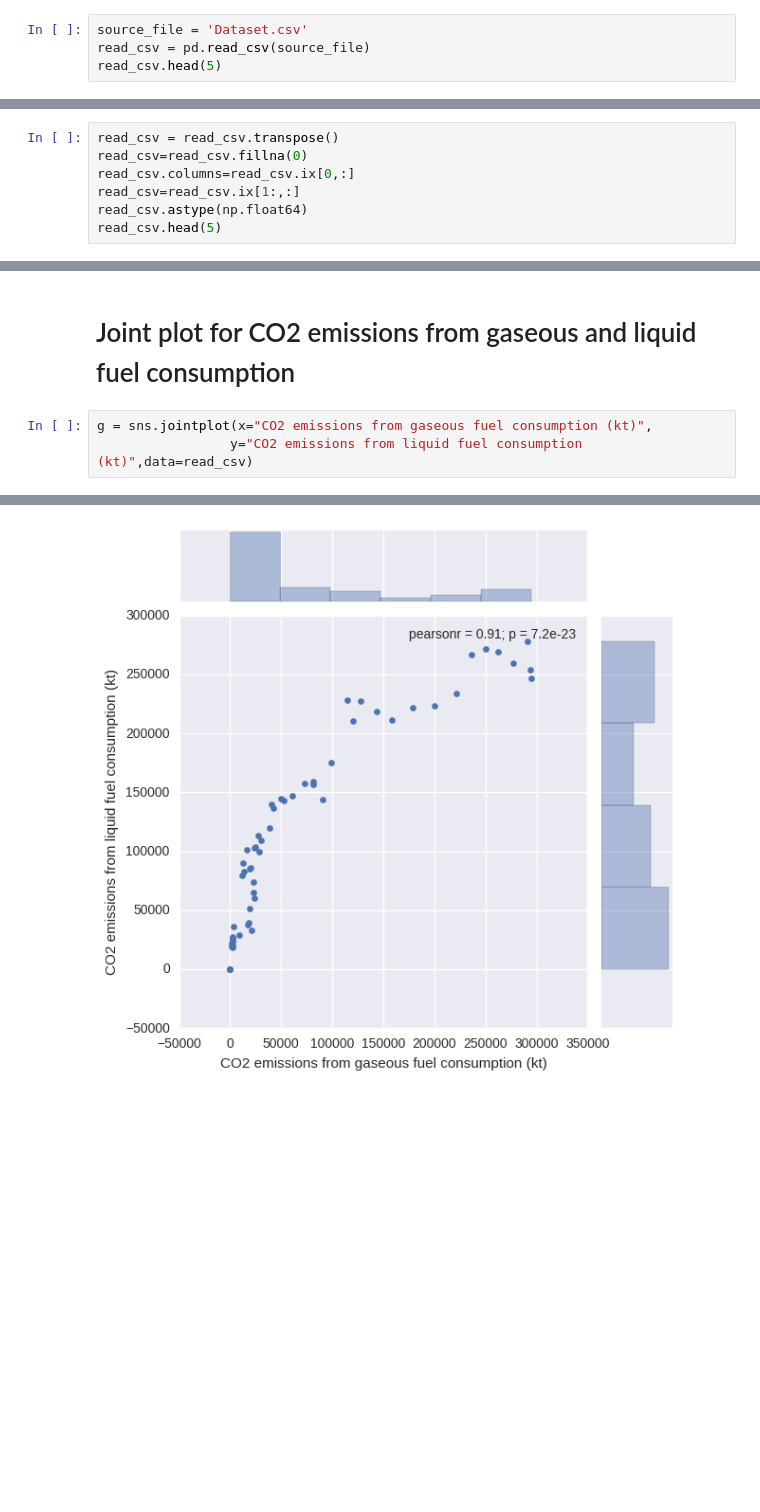
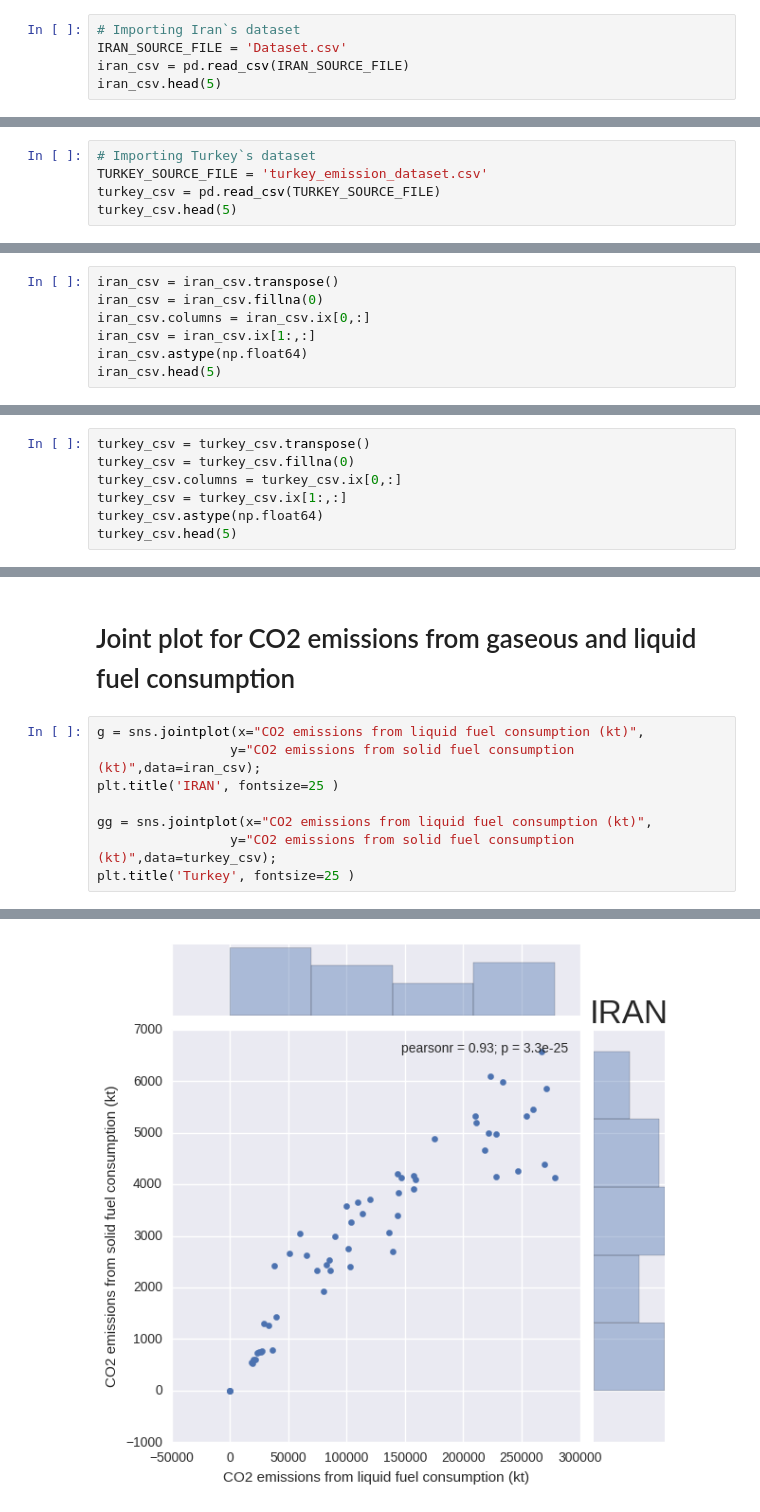
Before and after one commit to tnzmnjm/Seaborn-visualisation, a Jupyter notebook: CO2 Emission.ipynb, the cells around one changed output, grey strips where cells are left out. Drawn from its saved outputs; the diff is of its cells as text; blank space fills up the shorter version.

Commit message:
Code after adding turkey

```diff
--- a/CO2 Emission.ipynb
+++ b/CO2 Emission.ipynb
@@ -11,5 +12,6 @@ This CSV file is available on [Iran`s data in World bank](https://www.worldbank.
 # %%
-source_file = 'Dataset.csv'
-read_csv = pd.read_csv(source_file)
-read_csv.head(5)
+# Importing Iran`s dataset
+IRAN_SOURCE_FILE = 'Dataset.csv'
+iran_csv = pd.read_csv(IRAN_SOURCE_FILE)
+iran_csv.head(5)
 # %% [output]
@@ -18,3 +20,8 @@ read_csv.head(5)
 | 1 | CO2 emissions from liquid fuel co... | 21855.320 | 19339.758 | 18723.702 | 20289.511 | 23589.811 | 24645.907 | 26329.060 | 27630.845 | 36530.654 | ... | ... |
 | 2 | CO2 emissions from solid fuel con... | 612.389 | 524.381 | 542.716 | 605.055 | 726.066 | 755.402 | 755.402 | 770.070 | 788.405 | ... | ... |
 3 rows × 58 columns
+# %%
+# Importing Turkey`s dataset
+TURKEY_SOURCE_FILE = 'turkey_emission_dataset.csv'
+turkey_csv = pd.read_csv(TURKEY_SOURCE_FILE)
+turkey_csv.head(5)
@@ -21,10 +34,10 @@ read_csv.head(5)
 # %% [markdown]
 As I wanted the emission types be   my coloumns and the years be the rows, I used transpose() function. Some data was missing for the last three year which I substituded their value by zero.
 # %%
-read_csv = read_csv.transpose()
-read_csv=read_csv.fillna(0)
-read_csv.columns=read_csv.ix[0,:]
-read_csv=read_csv.ix[1:,:]
-read_csv.astype(np.float64)
-read_csv.head(5)
+iran_csv = iran_csv.transpose()
+iran_csv = iran_csv.fillna(0)
+iran_csv.columns = iran_csv.ix[0,:]
+iran_csv = iran_csv.ix[1:,:]
+iran_csv.astype(np.float64)
+iran_csv.head(5)
 # %% [output]
@@ -34,3 +47,10 @@ read_csv.head(5)
 | 1962 | 2038.85 | 18723.7 | 542.716 |
 | 1963 | 2207.53 | 20289.5 | 605.055 |
 | 1964 | 2310.21 | 23589.8 | 726.066 |
+# %%
+turkey_csv = turkey_csv.transpose()
+turkey_csv = turkey_csv.fillna(0)
+turkey_csv.columns = turkey_csv.ix[0,:]
+turkey_csv = turkey_csv.ix[1:,:]
+turkey_csv.astype(np.float64)
+turkey_csv.head(5)
@@ -44,6 +75,11 @@ sns.distplot(read_csv.ix[:,0])
 # %% [markdown]
  # Joint plot for CO2 emissions from gaseous  and liquid fuel consumption
 # %%
-g = sns.jointplot(x="CO2 emissions from gaseous fuel consumption (kt)",
-                 y="CO2 emissions from liquid fuel consumption (kt)",data=read_csv)
+g = sns.jointplot(x="CO2 emissions from liquid fuel consumption (kt)",
+                 y="CO2 emissions from solid fuel consumption (kt)",data=iran_csv);
+plt.title('IRAN', fontsize=25 )
+
+gg = sns.jointplot(x="CO2 emissions from liquid fuel consumption (kt)",
+                 y="CO2 emissions from solid fuel consumption (kt)",data=turkey_csv);
+plt.title('Turkey', fontsize=25 )
 # %% [output]
@@ -50 +87 @@ g = sns.jointplot(x="CO2 emissions from gaseous fuel consumption (kt)",
-[figure, old version]
+[figure, new version]
```
Also changed, not shown: parts of 10 cells of this notebook, 1 other file.
